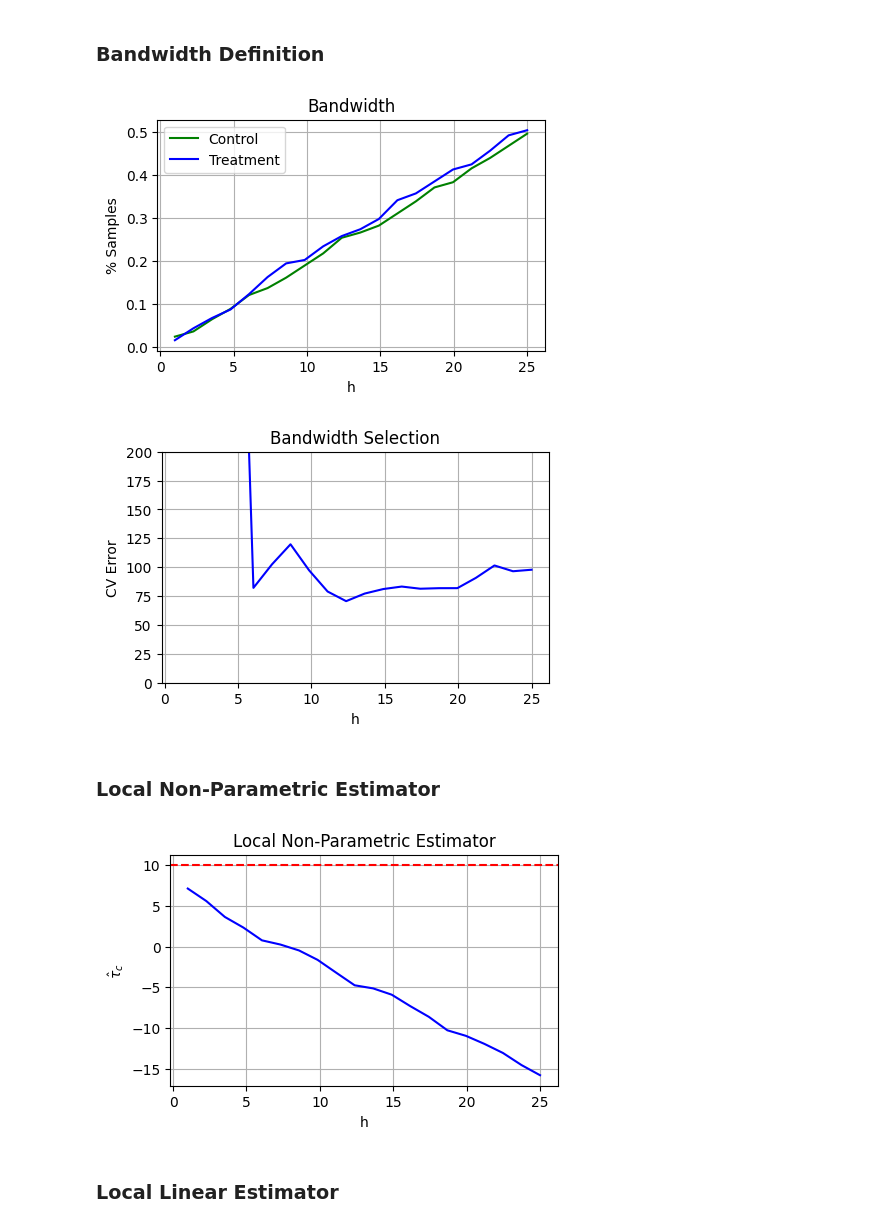
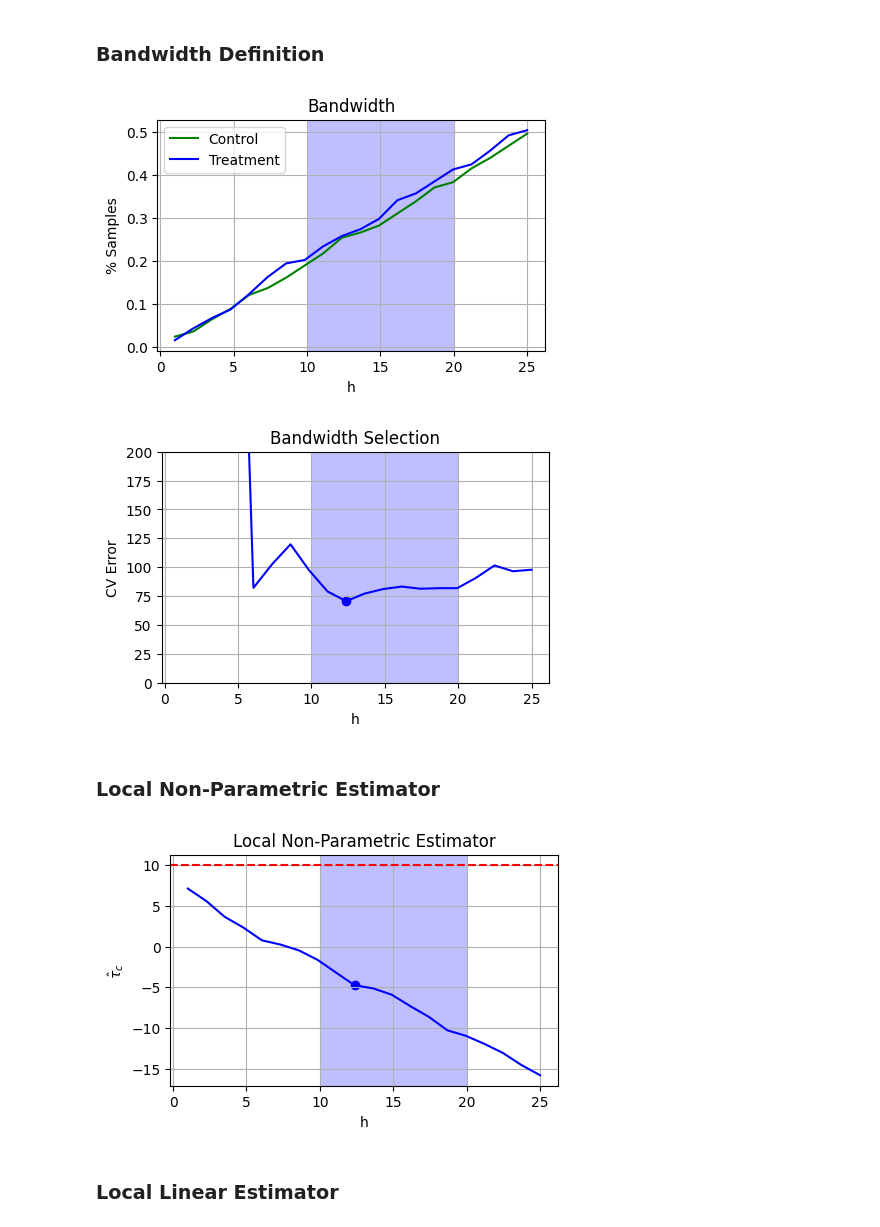
Before and after one commit to TiagoCAAmorim/causal_inference, a Jupyter notebook: Seminario/RegressionDiscontinuity.ipynb, the cells around one changed output. Cells and saved outputs as stored; diff of their text form; code cells hidden in the pictures.

Commit message:
Added optimal h in plots

```diff
--- a/Seminario/RegressionDiscontinuity.ipynb
+++ b/Seminario/RegressionDiscontinuity.ipynb
@@ -57,18 +57,19 @@ y_1_local = [[y for (x,y) in zip(x_1,y_1) if (x-c)<h] for h in h_test]
 # %%
 perc_0 = [len(x)/len(x_0) for x in x_0_local]
 perc_1 = [len(x)/len(x_1) for x in x_1_local]
 
 plt.figure(figsize=(5,3))
 plt.plot(h_test, perc_0, c='green', label='Control')
 plt.plot(h_test, perc_1, c='blue', label='Treatment')
 plt.grid(True)
+plt.axvspan(max_x/5, 2*max_x/5, facecolor='b', alpha=0.25)
 plt.xlabel("h")
 plt.ylabel("% Samples")
 plt.title("Bandwidth")
 plt.legend()
 plt.show()
 # %% [output]
-[figure, old version]
+[figure, new version]
 # %%
 delta = 0.5
 h_search = delta*min(c-min_x, max_x-c)
@@ -90,8 +91,13 @@ cv_0 = [do_CV(x_0_h_search, y_0_h_search, x,y) for (x,y) in zip(x_0_local,y_0_lo
 cv_1 = [do_CV(x_0_h_search, y_0_h_search, x,y) for (x,y) in zip(x_1_local,y_1_local)]
 cv = [cv0+cv1 for (cv0,cv1) in zip(cv_0,cv_1)]
 # %%
+i_opt = cv.index(min(cv))
+h_opt = h_test[i_opt]
+
 plt.figure(figsize=(5,3))
 plt.plot(h_test, cv, c='blue')
+plt.scatter(h_opt, cv[i_opt], c='blue')
+plt.axvspan(max_x/5, 2*max_x/5, facecolor='b', alpha=0.25)
 plt.grid(True)
 plt.ylim(0, 200)
 plt.xlabel("h")
@@ -99,7 +105,7 @@ plt.ylabel("CV Error")
 plt.title("Bandwidth Selection")
 plt.show()
 # %% [output]
-[figure, old version]
+[figure, new version]
 # %% [markdown]
 ### Local Non-Parametric Estimator
 # %%
@@ -109,6 +115,8 @@ tau_hat = [y1-y0 for (y1,y0) in zip(y_mean_hat_1, y_mean_hat_0)]
 
 plt.figure(figsize=(5,3))
 plt.plot(h_test, tau_hat, c='blue')
+plt.scatter(h_opt, tau_hat[i_opt], c='blue')
+plt.axvspan(max_x/5, 2*max_x/5, facecolor='b', alpha=0.25)
 plt.axhline(y=tau, color="r", linestyle="--")
 plt.grid(True)
 plt.xlabel("h")
@@ -116,7 +124,7 @@ plt.ylabel("$\\hat{\\tau}_c$")
 plt.title("Local Non-Parametric Estimator")
 plt.show()
 # %% [output]
-[figure, old version]
+[figure, new version]
 # %% [markdown]
 ### Local Linear Estimator
 # %%
```
Also changed, not shown: parts of 4 cells of this notebook.
